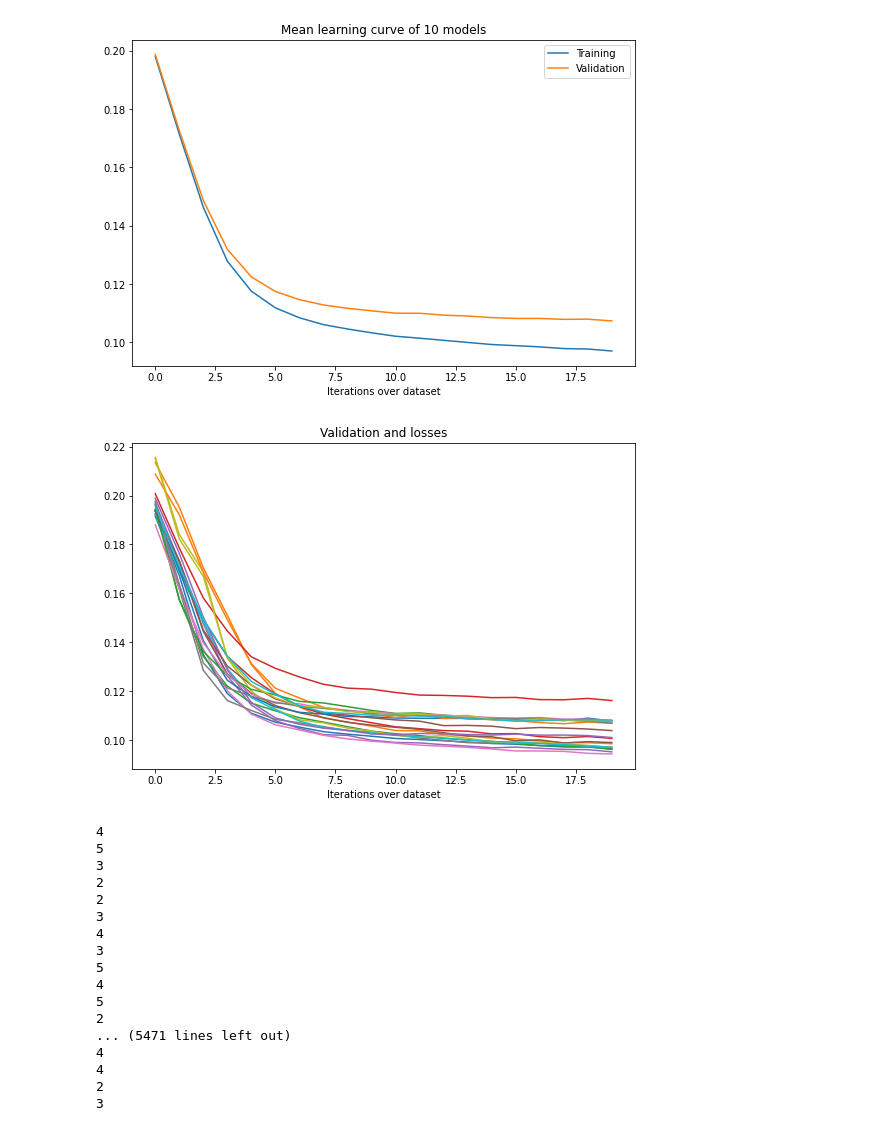
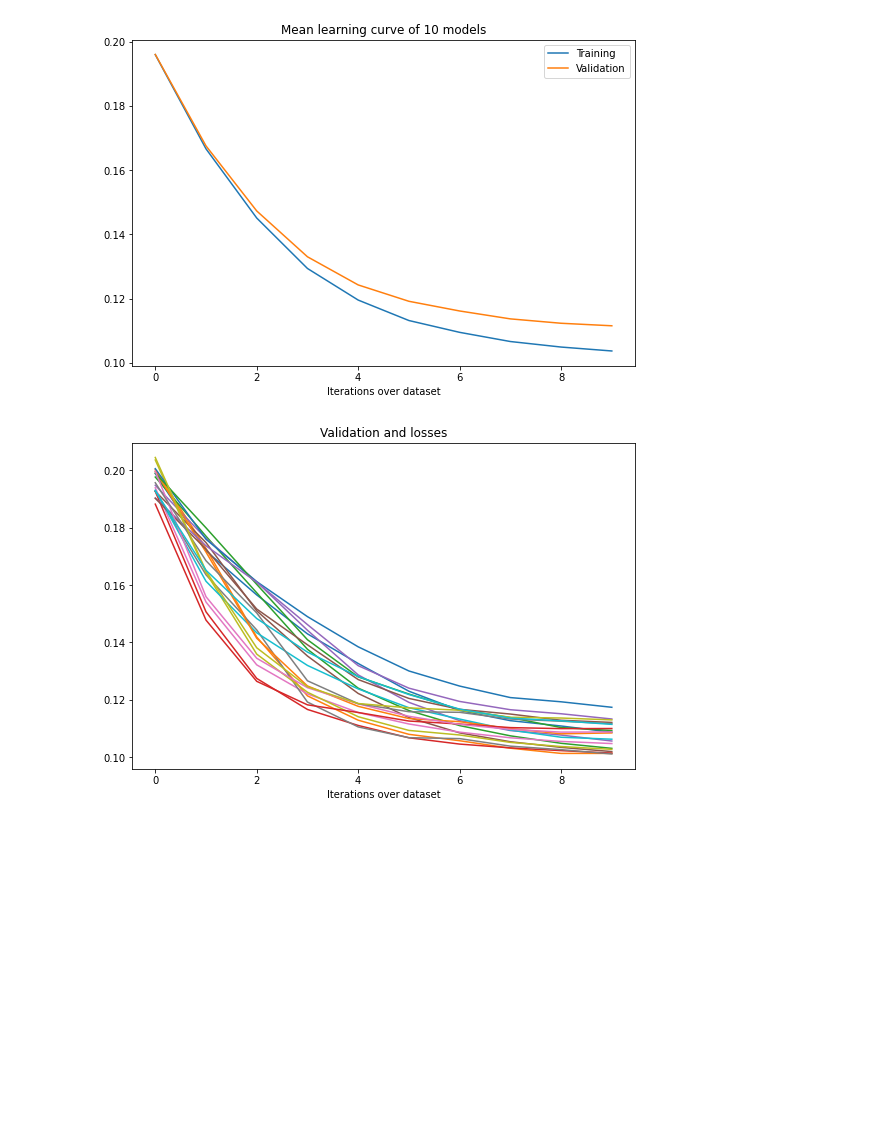
Before and after one commit to DeepRank/3D-Vac, a Jupyter notebook: src/5_train_models/explore_xvalidation.ipynb, the cells around one changed output. Drawn from its saved outputs; the diff is of its cells as text; code cells hidden in the pictures; blank space fills up the shorter version.

```diff
--- a/src/5_train_models/explore_xvalidation.ipynb
+++ b/src/5_train_models/explore_xvalidation.ipynb
@@ -17,7 +17,7 @@ def renorm(data, mean, std):
 # %%
 # models_path = "/home/daqop/Desktop/M2/Internship/python/trained_models/"
 models_path = "/home/daqop/mountpoint_snellius/3D-Vac/src/5_train_models/CNN/I/reg/seq/trained_models/"
-models_path = models_path + "mlp_reg_baseline_5_neurons_20_epochs_test.pt"
+models_path = models_path + "mlp_reg_baseline_5_neurons_10_epochs_test.pt"
 cp = torch.load(models_path)
 xval_data = cp["models_data"]
 a = cp["arguments"]
@@ -35,50 +35,33 @@ plt.title("Validation and losses")
 plt.xlabel("Iterations over dataset")
 plt.title("Mean learning curve of 10 models")
 plt.legend(["Training", "Validation"])
 plt.show()
 
 #plot the actual validation and loss
 plt.figure(figsize=(9,6))
 plt.plot(range(a.epochs), train_losses)
 plt.plot(range(a.epochs), validation_losses)
 plt.title("Validation and losses")
 plt.xlabel("Iterations over dataset")
 plt.show()
 
 # plot the r-squared and other metrics for each model
 all_indices = []
 for data in xval_data:
     # load the model and data
     model = MlpRegBaseline(neurons_per_layer=a.neurons)
     model.load_state_dict(data["model"])
     model.eval()
     all_indices = all_indices + data["test_indices"]
     # with torch.no_grad():
     #     # make the prediction on the test dataset
     #     test_pred_ba = torch.reshape(model(test_X), (-1,))
 
     # train_r = r2_score(test_ba, test_pred_ba)
 
 for indice in all_indices:
     if all_indices.count(indice) > 1:
-        print(all_indices.count(indice))
+        print("oupsi")
 # %% [output]
-[figure, old version]
+[figure, new version]
-[figure, old version]
+[figure, new version]
-4
-5
-3
-2
-2
-3
-4
-3
-5
-4
-5
-2
-... (5471 lines left out)
-4
-4
-2
-3
```
Also changed, not shown: 1 other file.
